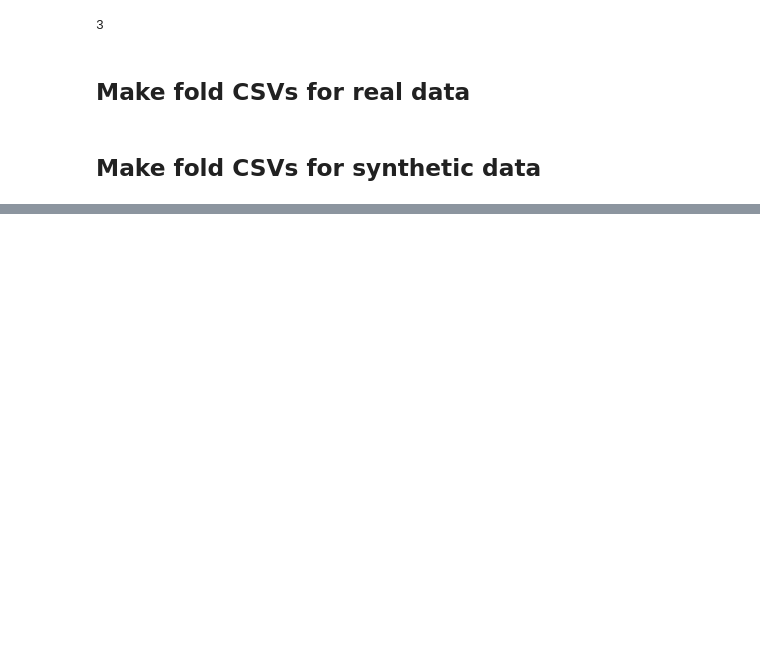
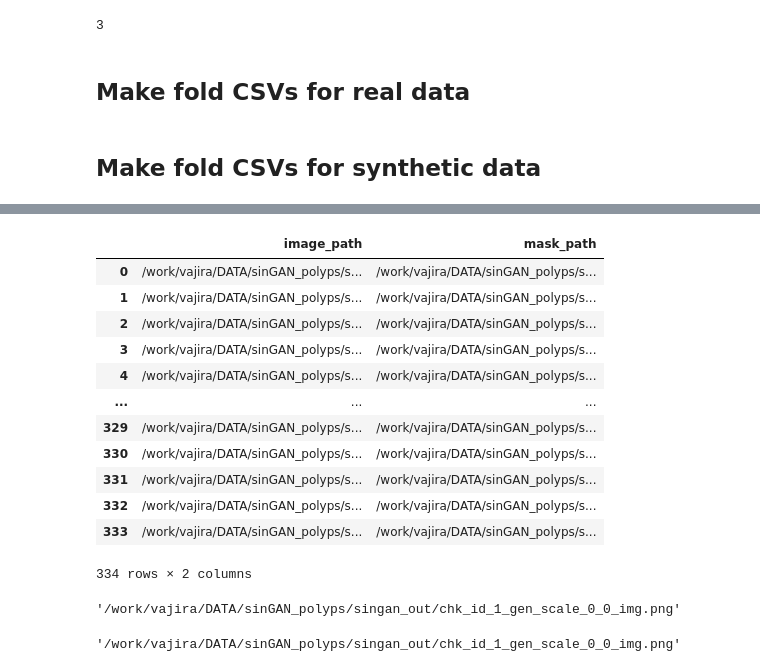
Before and after one commit to vlbthambawita/singan-polyp-aug-exp, a Jupyter notebook: notebooks/generate_fold_csvs.ipynb, the cells around one changed output, grey strips where cells are left out. Saved outputs shown, nothing was run; the diff lists cells and outputs as text; code cells hidden in the pictures; blank space fills up the shorter version.

```diff
--- a/notebooks/generate_fold_csvs.ipynb
+++ b/notebooks/generate_fold_csvs.ipynb
@@ -119,0 +173,24 @@ mask_path /work/vajira/DATA/sinGAN_polyps/singan_out/chk_id_1000_gen_scale_0_5_m
+# %%
+ddf
+# %% [output]
+|  | image_path | mask_path |
+| 0 | /work/vajira/DATA/sinGAN_polyps/s... | /work/vajira/DATA/sinGAN_polyps/s... |
+| 1 | /work/vajira/DATA/sinGAN_polyps/s... | /work/vajira/DATA/sinGAN_polyps/s... |
+| 2 | /work/vajira/DATA/sinGAN_polyps/s... | /work/vajira/DATA/sinGAN_polyps/s... |
+| 3 | /work/vajira/DATA/sinGAN_polyps/s... | /work/vajira/DATA/sinGAN_polyps/s... |
+| 4 | /work/vajira/DATA/sinGAN_polyps/s... | /work/vajira/DATA/sinGAN_polyps/s... |
+| ... | ... | ... |
+| 329 | /work/vajira/DATA/sinGAN_polyps/s... | /work/vajira/DATA/sinGAN_polyps/s... |
+| 330 | /work/vajira/DATA/sinGAN_polyps/s... | /work/vajira/DATA/sinGAN_polyps/s... |
+| 331 | /work/vajira/DATA/sinGAN_polyps/s... | /work/vajira/DATA/sinGAN_polyps/s... |
+| 332 | /work/vajira/DATA/sinGAN_polyps/s... | /work/vajira/DATA/sinGAN_polyps/s... |
+| 333 | /work/vajira/DATA/sinGAN_polyps/s... | /work/vajira/DATA/sinGAN_polyps/s... |
+334 rows × 2 columns
+# %%
+ddf["image_path"][0]
+# %% [output]
+'/work/vajira/DATA/sinGAN_polyps/singan_out/chk_id_1_gen_scale_0_0_img.png'
+# %%
+ddf.iloc[0,0]
+# %% [output]
+'/work/vajira/DATA/sinGAN_polyps/singan_out/chk_id_1_gen_scale_0_0_img.png'
```
Also changed, not shown: parts of 16 cells of this notebook, 12 other files.
